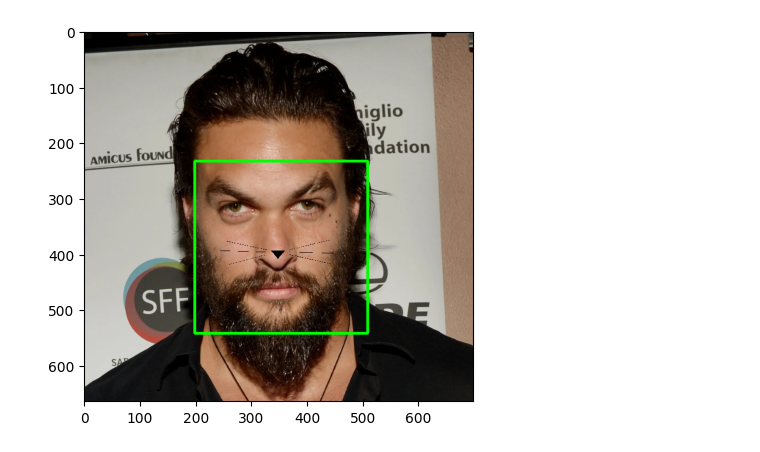
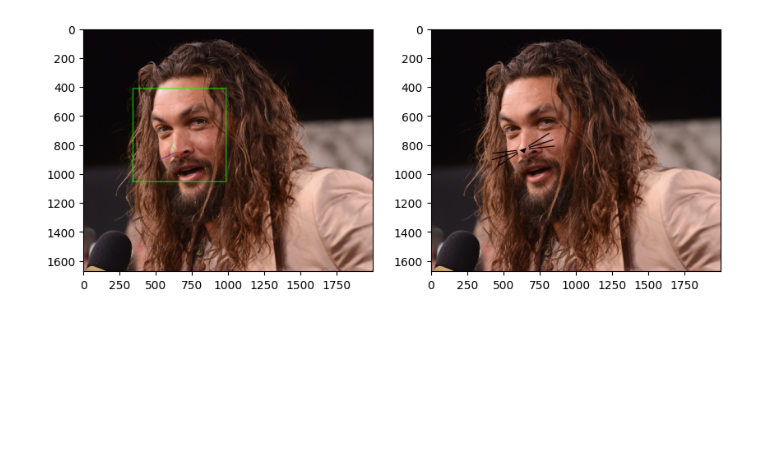
Before and after one commit to AP-DP/face-filter, a Jupyter notebook: filter.ipynb, the cells around one changed output. Cells and saved outputs as stored; diff of their text form; code cells hidden in the pictures; blank space fills up the shorter version.

```diff
--- a/filter.ipynb
+++ b/filter.ipynb
@@ -6,7 +8,7 @@ import matplotlib.pyplot as plt
 # %%
 # Loading an image and converting colour space while accounting for bgr in jupyter
 images = ('./test_images/jason_momoa.png', './test_images/jason_momoa_left.jpg', './test_images/jason_momoa_right.jpg')
-frame = cv2.imread(images[0])
+frame = cv2.imread(images[1])
 display_frame = cv2.cvtColor(frame, cv2.COLOR_BGR2RGB)
 display_copy = display_frame.copy()
 gray_frame = cv2.cvtColor(frame, cv2.COLOR_BGR2GRAY)
@@ -84,7 +114,7 @@ y2 = face.bottom()
 # Drawing a rectangle around the face
 border_colour = (0,255,0)
 border_width = 3
-cv2.rectangle(display_frame, (x1,y1), (x2,y2), border_colour, border_width)
+cv2.rectangle(display_copy, (x1,y1), (x2,y2), border_colour, border_width)
 
 # Find landmarks
 predictor = dlib.shape_predictor("shape_predictor_68_face_landmarks.dat")
@@ -104,18 +134,6 @@ resized_whiskers = cv2.resize(whiskers, (whisker_width, whisker_height))
 
 filter_layer[nosetip[1] - half_height : nosetip[1] + half_height, nosetip[0] - half_width : nosetip[0] + half_width] = resized_whiskers
 
-# Create mask from resized overlay and extract rgb channels
-alpha_channel = filter_layer[:, :, 3] // 255
-inverse_alpha_channel = np.bitwise_not(alpha_channel) // 255
-
-overlay_colors = filter_layer[:, :, :3]
-display_whiskers = cv2.cvtColor(overlay_colors, cv2.COLOR_BGR2RGB)
-
-# Apply masks to images
-masked_whiskers = cv2.bitwise_and(display_whiskers, display_whiskers, mask=alpha_channel)
-masked_frame = cv2.bitwise_and(display_frame, display_frame, mask=inverse_alpha_channel)
-
-
 # Account for pose estimation
 facial_points_2D = np.array(
     # (A) 30, (B) 8, (C) 36, (D) 45, (E) 48, (F) 54
@@ -131,24 +149,60 @@ facial_points_2D = np.array(
 )
 # Check points match expected locations
 for point in facial_points_2D:
-    cv2.circle(display_frame, (int(point[0]), int(point[1])), 2, border_colour, border_width)
+    cv2.circle(display_copy, (int(point[0]), int(point[1])), 2, border_colour, border_width)
 
 # Calculate pose matrices
-transformation_matrices = calculate_pose(display_copy, facial_points_2D)
-if transformation_matrices != -1:
-    rotation_matix = transformation_matrices[0]
-    translation_matrix = transformation_matrices[1]
-    # Combine matrices into 2x3 matrix
-    combined_matrix = np.concatenate((rotation_matix, translation_matrix), axis=None)
-    combined_matrix = np.reshape(combined_matrix, (2, 3))
-    # Apply transformation to filter layer
-    cv2.warpAffine(masked_whiskers, combined_matrix, (columns, rows))
+transformation_vectors = calculate_pose(display_copy, facial_points_2D)
+if transformation_vectors != -1:
+    # Display pose direction
+    rotation_vector = transformation_vectors[0]
+    translation_vector = transformation_vectors[1]
+    camera_matrix = get_camera_matrix(display_copy, new_image=False)
+    dist_coeffs = get_distortion_coefficients()
+    # Convert three 3D points, each along a different axis
+    point_x, _ = cv2.projectPoints(np.array([(100.0, 0.0, 0.0)]), rotation_vector, translation_vector, camera_matrix, dist_coeffs)
+    point_y, _ = cv2.projectPoints(np.array([(0.0, 100.0, 0.0)]), rotation_vector, translation_vector, camera_matrix, dist_coeffs)
+    point_z, _ = cv2.projectPoints(np.array([(0.0, 0.0, 100.0)]), rotation_vector, translation_vector, camera_matrix, dist_coeffs)
+    point_x = np.array(point_x).flatten()
+    point_y = np.array(point_y).flatten()
+    point_z = np.array(point_z).flatten()
+    # Draw lines showing axes
+    x_colour = (255, 0, 0) # red
+    y_colour = (0, 255, 0) # green
+    z_colour = (0, 0, 255) # blue
+    line_width = 2
+    # Get points
+    origin_point = nosetip
+    point_x_coordinates = (int(point_x[0]), int(point_x[1]))
+    point_y_coordinates = (int(point_y[0]), int(point_y[1]))
+    point_z_coordinates = (int(point_z[0]), int(point_z[1]))
+    cv2.line(display_copy, origin_point, point_x_coordinates, x_colour, line_width)
+    cv2.line(display_copy, origin_point, point_y_coordinates, y_colour, line_width)
+    cv2.line(display_copy, origin_point, point_z_coordinates, z_colour, line_width)
+    # Adjust filter position
+    centre = nosetip
+    M = cv2.getRotationMatrix2D(centre, math.degrees(rotation_vector[1].item()), 1)
+    filter_layer_rotated = cv2.warpAffine(filter_layer, M, (columns, rows))
 else:
-    print("Could not transform filter to match facial pose")
+    print("Could not get pose estimation")
+
+# Create mask from resized overlay and extract rgb channels
+alpha_channel = filter_layer_rotated[:, :, 3] // 255
+inverse_alpha_channel = np.bitwise_not(alpha_channel) // 255
+
+overlay_colors = filter_layer_rotated[:, :, :3]
+display_whiskers = cv2.cvtColor(overlay_colors, cv2.COLOR_BGR2RGB)
+
+# Apply masks to images
+masked_whiskers = cv2.bitwise_and(display_whiskers, display_whiskers, mask=alpha_channel)
+masked_frame = cv2.bitwise_and(display_frame, display_frame, mask=inverse_alpha_channel)
 
 # Add the images
 final_frame = cv2.add(masked_frame, masked_whiskers)
 
-plt.imshow(masked_frame)
-plt.show()
+fig = plt.figure(figsize=(10, 10))
+fig.add_subplot(1, 2, 1)
+plt.imshow(display_copy)
+fig.add_subplot(1, 2, 2)
+plt.imshow(final_frame)
 # %% [output]
@@ -155 +210 @@ plt.show()
-[figure, old version]
+[figure, new version]
```
Also changed, not shown: parts of 4 cells of this notebook.
